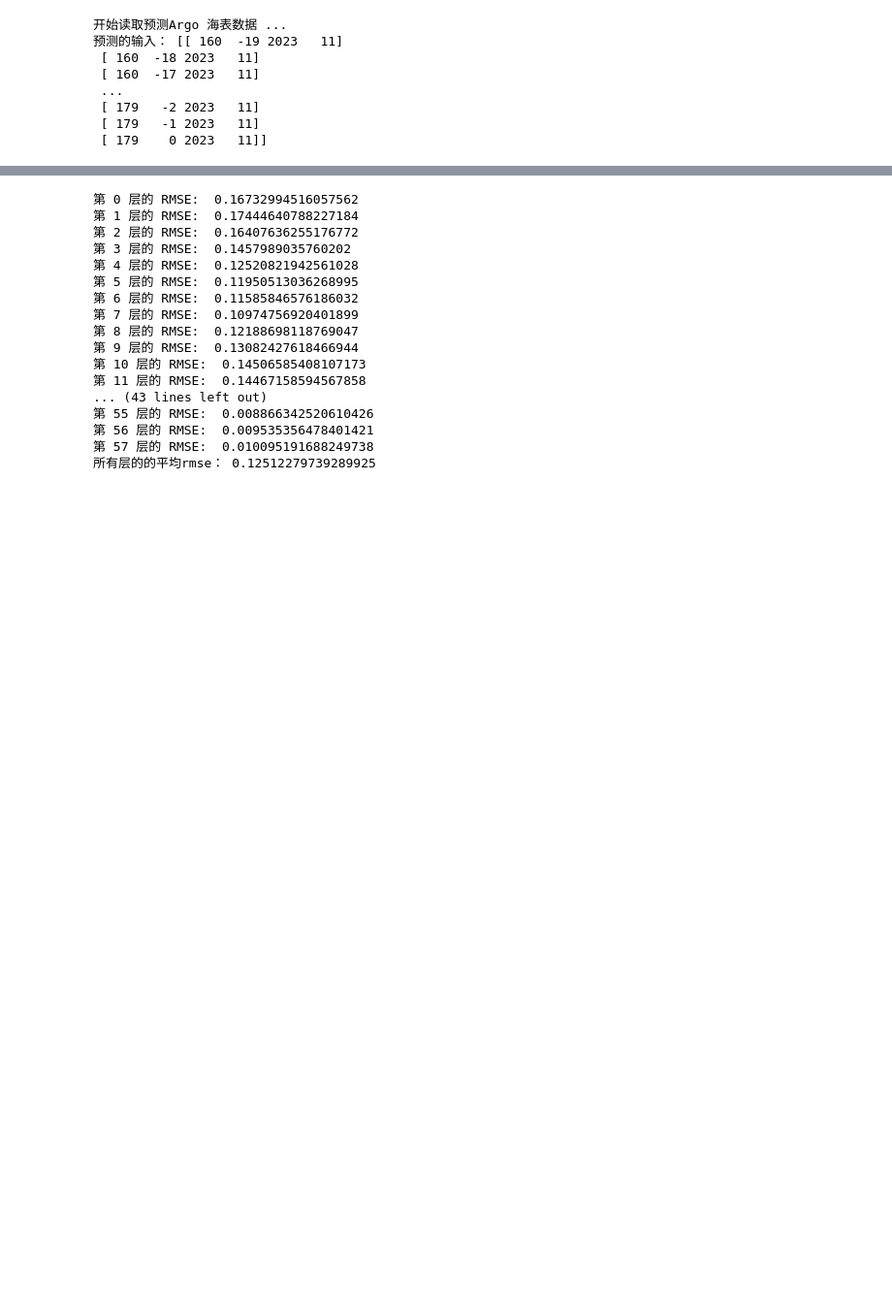
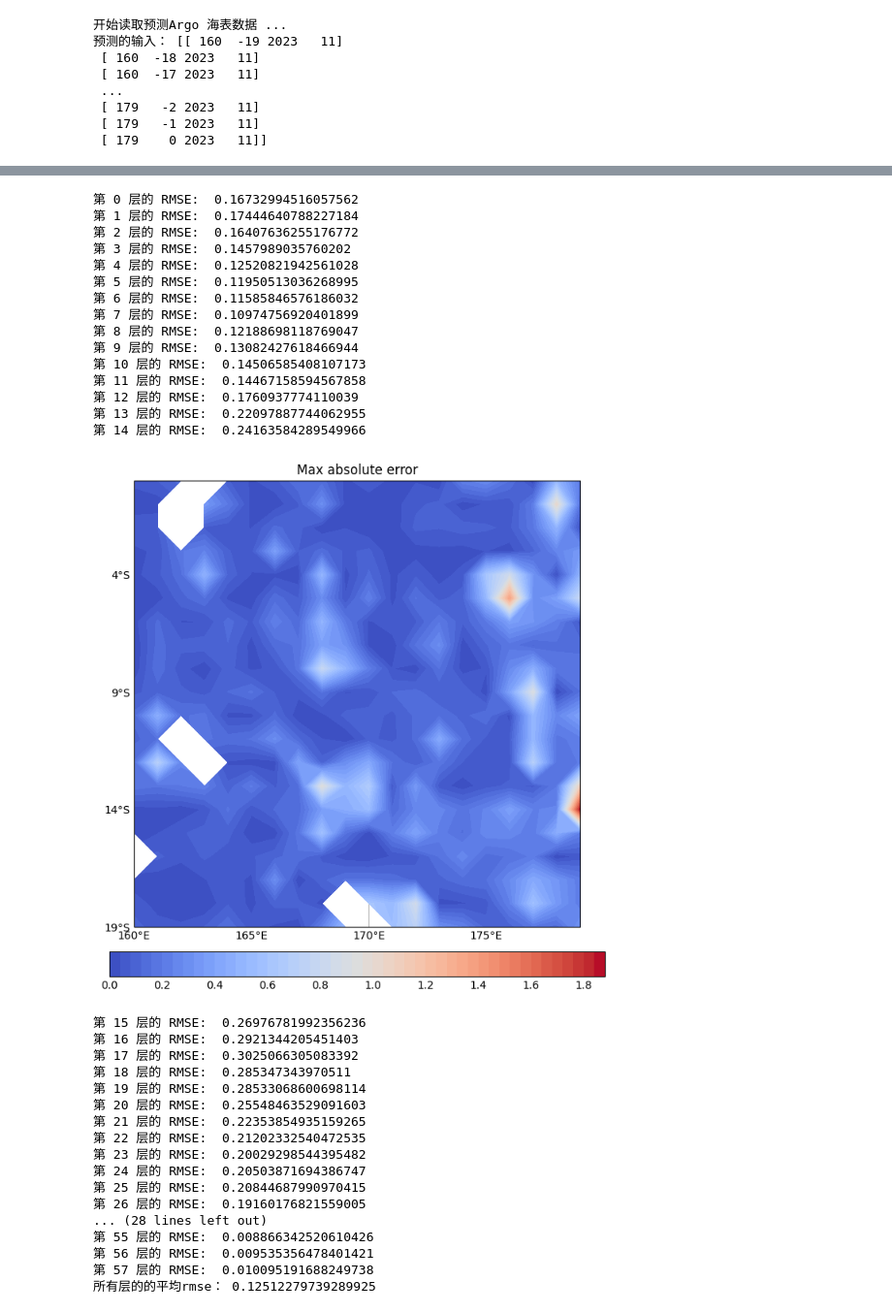
Before and after one commit to Yiliavv/3D-Ocean, a Jupyter notebook: src/rdf.ipynb, the cells around one changed output, grey strips where cells are left out. Shown: that part at 97% size. Drawn from its saved outputs; the diff is of its cells as text; code cells hidden in the pictures; blank space fills up the shorter version.

```diff
--- a/src/rdf.ipynb
+++ b/src/rdf.ipynb
@@ -123,37 +122,61 @@ pres result shape:  (400, 58)
 [Parallel(n_jobs=1)]: Done 199 tasks      | elapsed:    0.0s
 # %%
 # 计算每层的 RMSE
+from utils.plot import plot_sst_distribution
 
 rmse_values = []
+max_abs_error = []
 
 for i in range(58):
     pres_surface = pres_profile[:, :, i]
     march_surface = march_profile[:, :, i]
+
+    abs_error = np.abs(pres_surface - march_surface)
+
+    if i is 15 :
+        plot_sst_distribution(abs_error, title="Max absolute error")
+        max_abs_error = abs_error
 
     mse = np.nanmean((pres_surface - march_surface) ** 2)
     rmse = np.sqrt(mse)
 
     rmse_values.append(rmse)
     Log.d(f"第 {i} 层的 RMSE: ", rmse)
 
 # 计算 RMSE 的平均值
 average_rmse = np.nanmean(rmse_values)
 Log.d(f"所有层的的平均rmse：", average_rmse)
 # %% [output]
 第 0 层的 RMSE:  0.16732994516057562
 第 1 层的 RMSE:  0.17444640788227184
 第 2 层的 RMSE:  0.16407636255176772
 第 3 层的 RMSE:  0.1457989035760202
 第 4 层的 RMSE:  0.12520821942561028
 第 5 层的 RMSE:  0.11950513036268995
 第 6 层的 RMSE:  0.11585846576186032
 第 7 层的 RMSE:  0.10974756920401899
 第 8 层的 RMSE:  0.12188698118769047
 第 9 层的 RMSE:  0.13082427618466944
 第 10 层的 RMSE:  0.14506585408107173
 第 11 层的 RMSE:  0.14467158594567858
-... (43 lines left out)
-第 55 层的 RMSE:  0.008866342520610426
-第 56 层的 RMSE:  0.009535356478401421
-第 57 层的 RMSE:  0.010095191688249738
-所有层的的平均rmse： 0.12512279739289925
+第 12 层的 RMSE:  0.1760937774110039
+第 13 层的 RMSE:  0.22097887744062955
+第 14 层的 RMSE:  0.24163584289549966
+[figure, added]
+第 15 层的 RMSE:  0.26976781992356236
+第 16 层的 RMSE:  0.2921344205451403
+第 17 层的 RMSE:  0.3025066305083392
+第 18 层的 RMSE:  0.285347343970511
+第 19 层的 RMSE:  0.28533068600698114
+第 20 层的 RMSE:  0.25548463529091603
+第 21 层的 RMSE:  0.22353854935159265
+第 22 层的 RMSE:  0.21202332540472535
+第 23 层的 RMSE:  0.20029298544395482
+第 24 层的 RMSE:  0.20503871694386747
+第 25 层的 RMSE:  0.20844687990970415
+第 26 层的 RMSE:  0.19160176821559005
+... (28 lines left out)
+第 55 层的 RMSE:  0.008866342520610426
+第 56 层的 RMSE:  0.009535356478401421
+第 57 层的 RMSE:  0.010095191688249738
+所有层的的平均rmse： 0.12512279739289925
```
Also changed, not shown: parts of 6 cells of this notebook, 6 other files.
